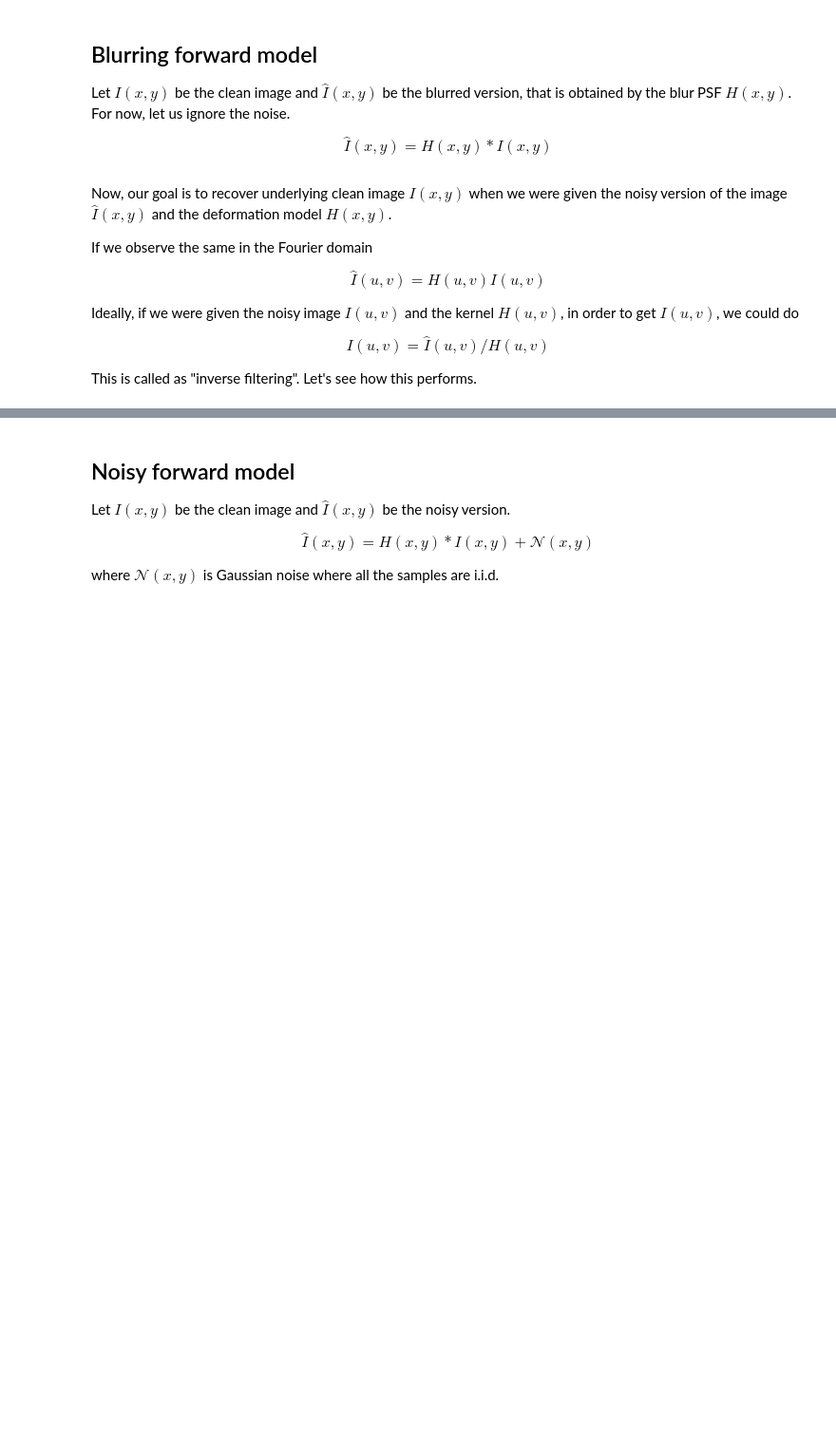
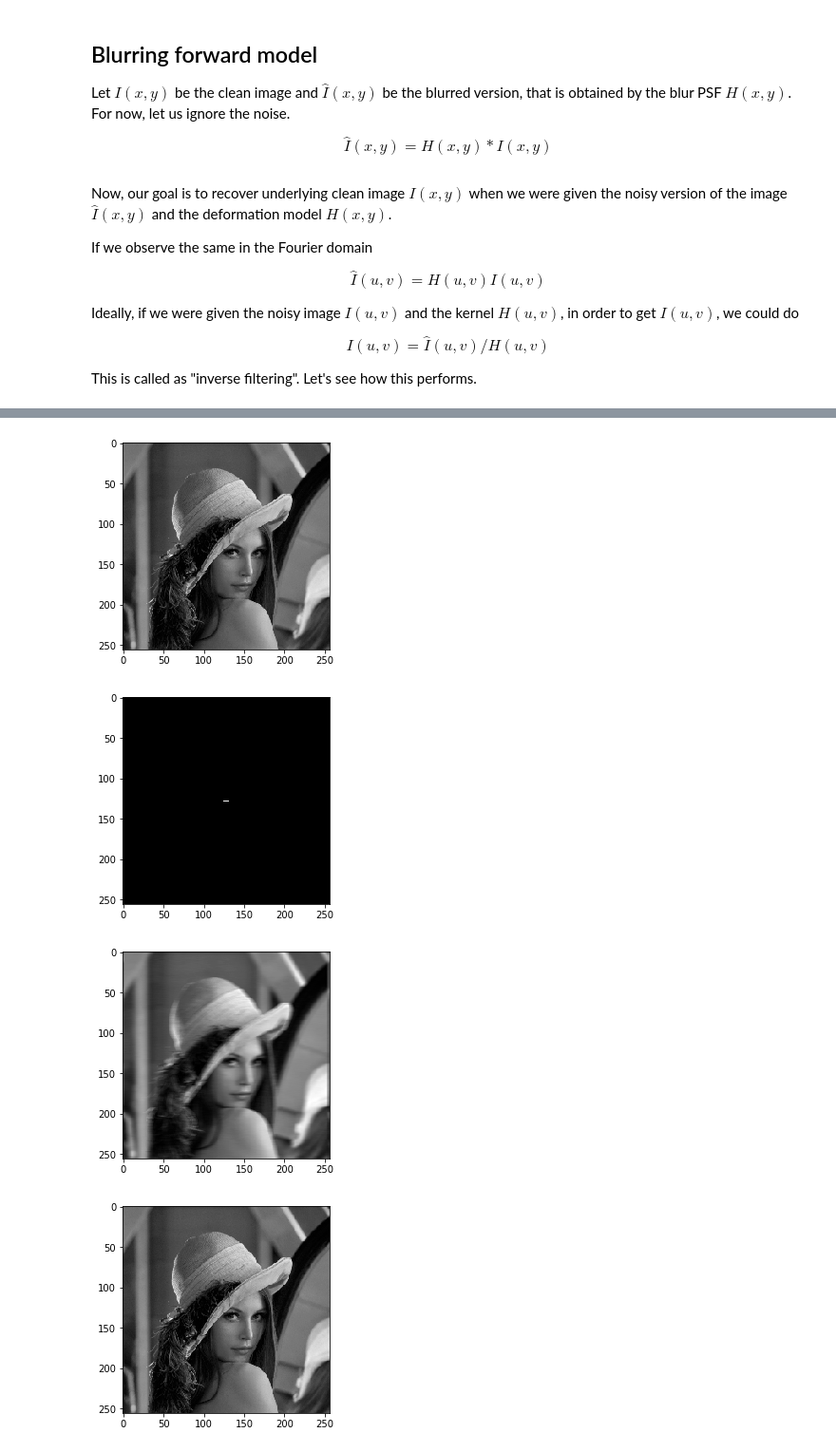
Before and after one commit to sankethvedula/tut5, a Jupyter notebook: DIP-Tutorial5.ipynb, the cells around one changed output, grey strips where cells are left out. Shown at 95% size. Drawn from its saved outputs; the diff is of its cells as text; code cells hidden in the pictures; blank space fills up the shorter version.

Commit message:
inverse filtering

```diff
--- a/DIP-Tutorial5.ipynb
+++ b/DIP-Tutorial5.ipynb
@@ -308,11 +334,28 @@ plt.show()
-# %% [markdown]
-## Noisy forward model
-
-Let $I(x,y)$ be the clean image and $\hat{I}(x,y)$ be the noisy version.
-
-$$
-\hat{I}(x,y) = H(x,y) \ast I(x,y) + \mathcal{N} (x,y)
-$$
-
-where $\mathcal{N} (x,y)$ is Gaussian noise where all the samples are i.i.d.
+# %%
+psf_motion_blur = motion_process(leng=7, size=image.shape)
+
+motion_blurred_image = make_blurred(image, psf_motion_blur)
+
+deblurred_motion_image = inverse_filter(motion_blurred_image, psf_motion_blur)
+
+plt.figure()
+plt.imshow(image)
+plt.show()
+
+plt.figure()
+plt.imshow(psf_motion_blur)
+plt.show()
+
+plt.figure()
+plt.imshow(motion_blurred_image)
+plt.show()
+
+plt.figure()
+plt.imshow(deblurred_motion_image)
+plt.show()
+# %% [output]
+[figure, added]
+[figure, added]
+[figure, added]
+[figure, added]
 # %%
```
Also changed, not shown: parts of 10 cells of this notebook, 1 other file.
